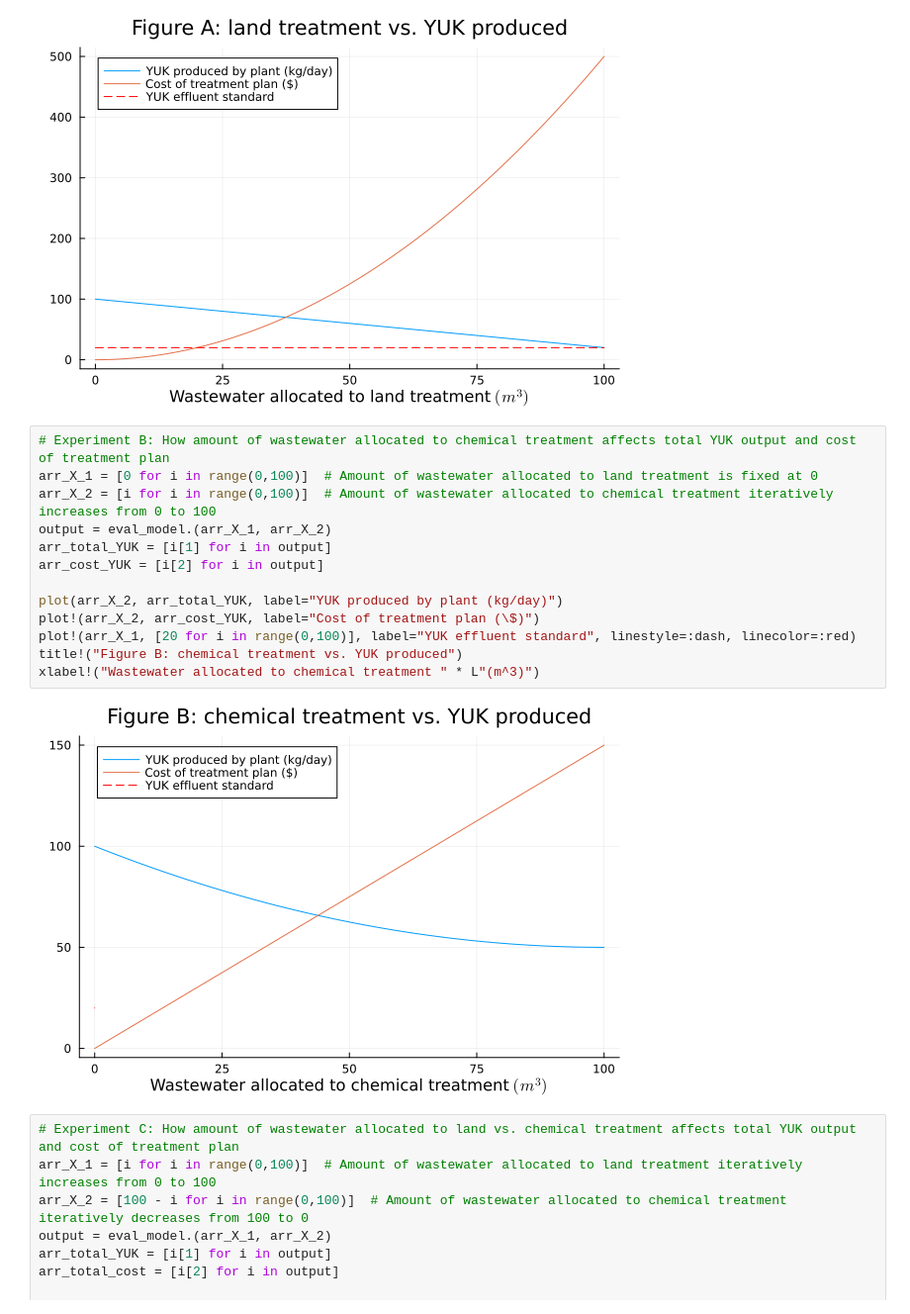
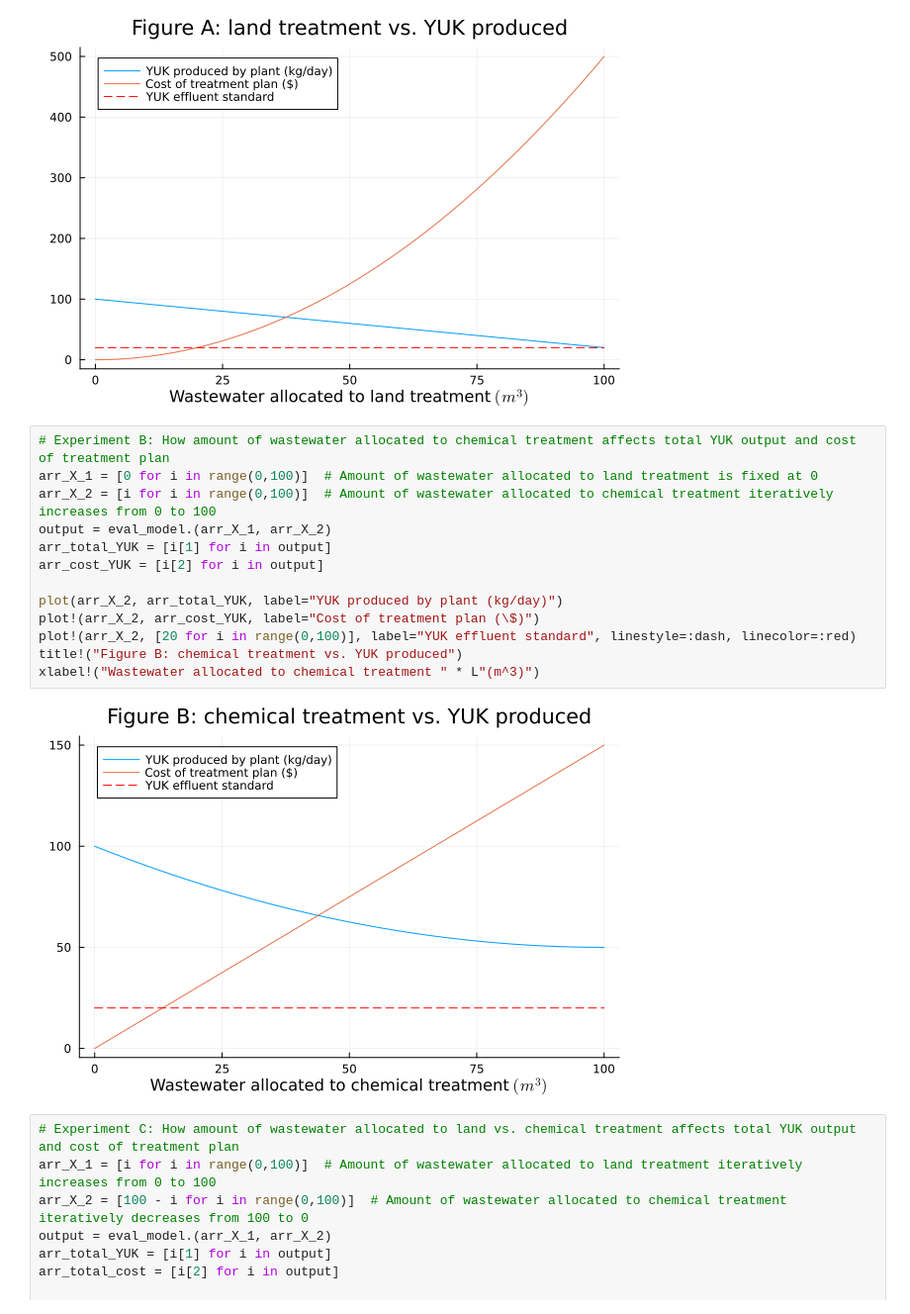
Before and after one commit to BEE4750-FA24/hw1-duckduckgogogo, a Jupyter notebook: hw01.ipynb, the cells around one changed output. Shown at 99% size. Cells and saved outputs as stored; diff of their text form.

```diff
--- a/hw01.ipynb
+++ b/hw01.ipynb
@@ -450,18 +450,18 @@ xlabel!("Wastewater allocated to land treatment " * L"(m^3)")
 # %%
 # Experiment B: How amount of wastewater allocated to chemical treatment affects total YUK output and cost of treatment plan
 arr_X_1 = [0 for i in range(0,100)]  # Amount of wastewater allocated to land treatment is fixed at 0
 arr_X_2 = [i for i in range(0,100)]  # Amount of wastewater allocated to chemical treatment iteratively increases from 0 to 100
 output = eval_model.(arr_X_1, arr_X_2)
 arr_total_YUK = [i[1] for i in output]
 arr_cost_YUK = [i[2] for i in output]
 
 plot(arr_X_2, arr_total_YUK, label="YUK produced by plant (kg/day)")
 plot!(arr_X_2, arr_cost_YUK, label="Cost of treatment plan (\$)")
-plot!(arr_X_1, [20 for i in range(0,100)], label="YUK effluent standard", linestyle=:dash, linecolor=:red)
+plot!(arr_X_2, [20 for i in range(0,100)], label="YUK effluent standard", linestyle=:dash, linecolor=:red)
 title!("Figure B: chemical treatment vs. YUK produced")
 xlabel!("Wastewater allocated to chemical treatment " * L"(m^3)")
 # %% [output]
-[figure, old version]
+[figure, new version]
 # %%
 # Experiment C: How amount of wastewater allocated to land vs. chemical treatment affects total YUK output and cost of treatment plan
 arr_X_1 = [i for i in range(0,100)]  # Amount of wastewater allocated to land treatment iteratively increases from 0 to 100
```
Also changed, not shown: parts of 2 cells of this notebook.
